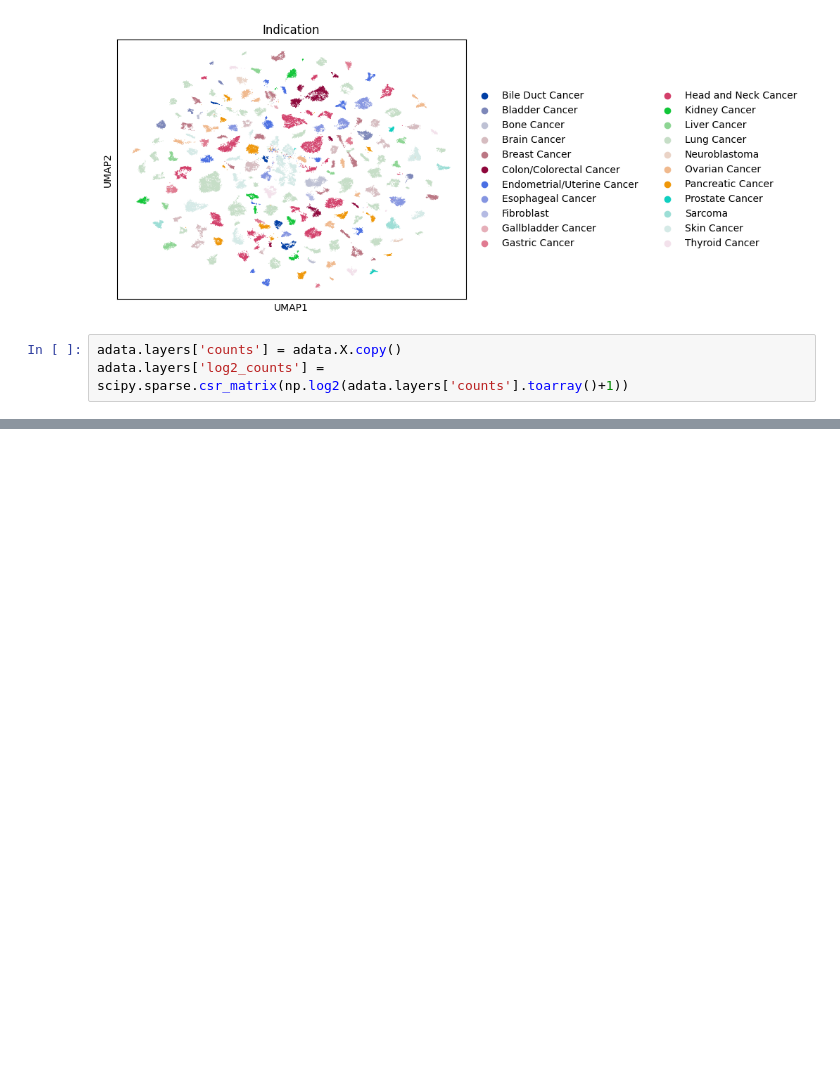
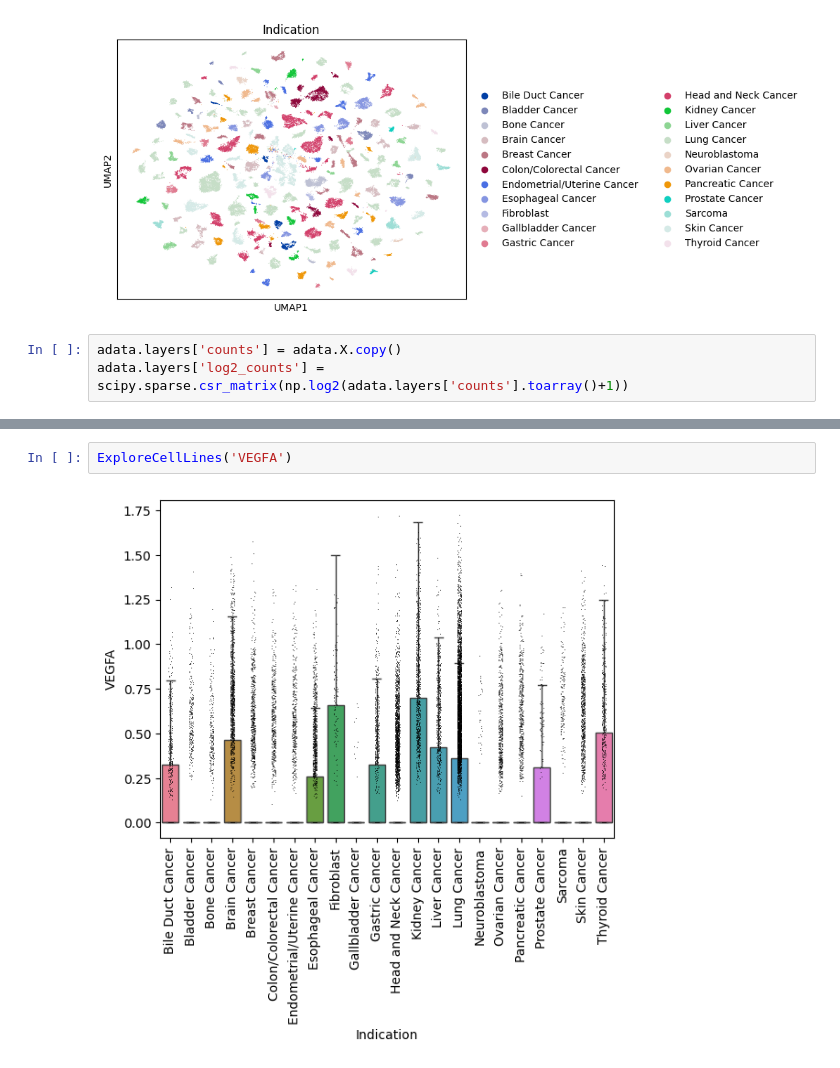
Before and after one commit to NikitaArya17/next_generation_sequencing_projects, a Jupyter notebook: explore.ipynb, the cells around one changed output, grey strips where cells are left out. Drawn from its saved outputs; the diff is of its cells as text; blank space fills up the shorter version.

```diff
--- a/explore.ipynb
+++ b/explore.ipynb
@@ -168,0 +75,4 @@ plt.xticks(rotation = 90)
+# %%
+ExploreCellLines('VEGFA')
+# %% [output]
+[figure, added]
```
Also changed, not shown: parts of 18 cells of this notebook.
